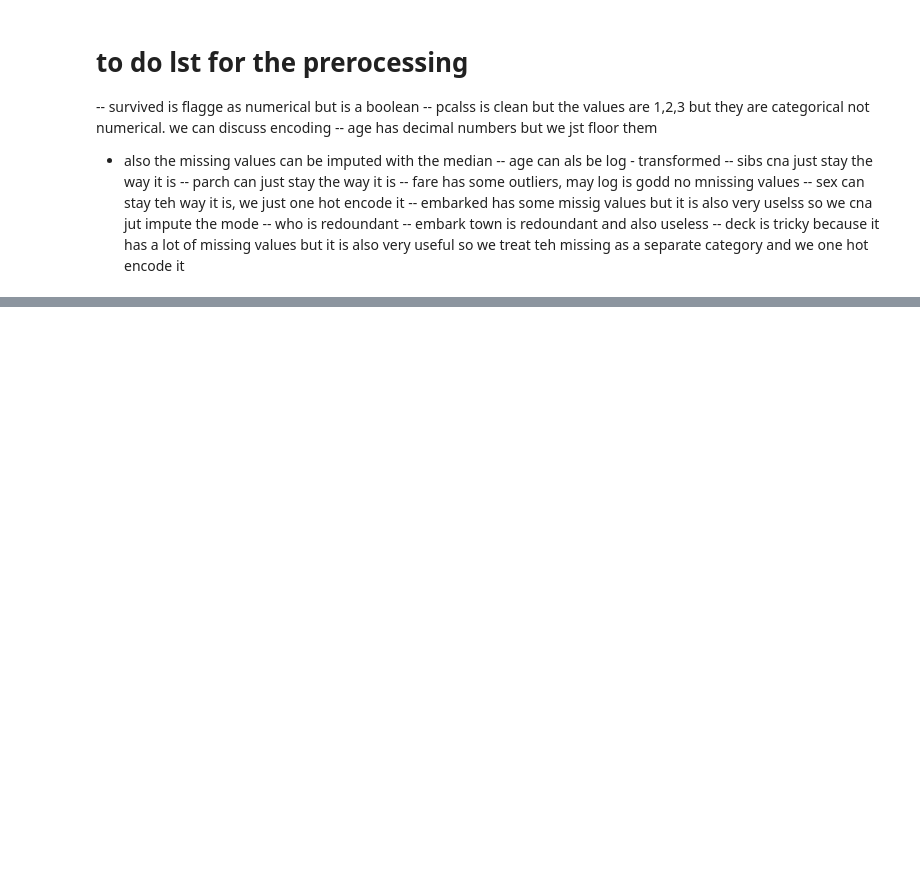
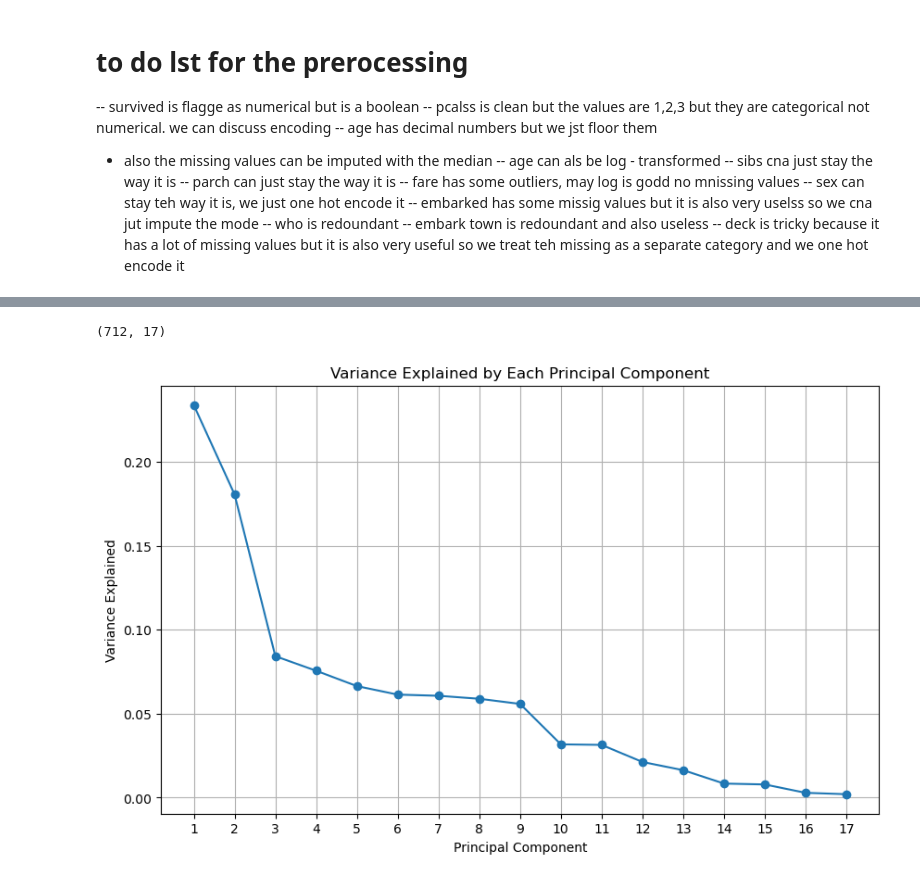
Before and after one commit to LeonardoDiCaterina/ML_deliverables_2026, a Jupyter notebook: Notebooks/titanic_ml_pipeline.ipynb, the cells around one changed output, grey strips where cells are left out. Cells and saved outputs as stored; diff of their text form; code cells hidden in the pictures; blank space fills up the shorter version.

```diff
--- a/Notebooks/titanic_ml_pipeline.ipynb
+++ b/Notebooks/titanic_ml_pipeline.ipynb
@@ -191,7 +191,7 @@ def clean_data(df: pd.DataFrame) -> pd.DataFrame:
     df_copy = pd.concat([df_copy.drop(columns=['sex']), sex_encoded_df], axis=1)
 
     # drop unused columns
-    columns_to_drop = ['embarked', 'who', 'embark_town']
+    columns_to_drop = ['embarked', 'who', 'embark_town', 'class', 'alive']
     df_copy = df_copy.drop(columns=columns_to_drop, errors='ignore')
 
     # encode deck
@@ -206,5 +206,3 @@ def clean_data(df: pd.DataFrame) -> pd.DataFrame:
     df_copy = pd.concat([df_copy.drop(columns=['deck']), deck_encoded_df], axis=1)
 
     return df_copy
-
-transformed_data = clean_data(train_data)
@@ -211,8 +243,36 @@ transformed_data = clean_data(train_data)
+# %%
+transformed_data = clean_data(train_data)
+X, y = transformed_data.drop(columns=['survived']), transformed_data['survived']
+X_train, X_test, y_train, y_test = train_test_split(X, y, test_size=0.2, random_state=42)
 # %%
 # import pipeline from sklearn
 from sklearn.pipeline import Pipeline
 
-preprocessor = Pipeline(steps=[
+preprocessor_numerical = Pipeline(steps=[
     ('imputer', SimpleImputer(strategy='median')),
     ('scaler', StandardScaler())
 ])
+
+X_cleaned = preprocessor_numerical.fit_transform(X_train)
+# %%
+X_cleaned.shape
+# %% [output]
+(712, 17)
+# %%
+# import PCA
+from sklearn.decomposition import PCA
+
+pca = PCA(n_components=X_cleaned.shape[1])
+pca.fit(X_cleaned)
+
+# plot variance explained by each component
+plt.figure(figsize=(10, 6))
+plt.plot(range(1, len(pca.explained_variance_ratio_) + 1), pca.explained_variance_ratio_, marker='o')
+plt.title('Variance Explained by Each Principal Component')
+plt.xlabel('Principal Component')
+plt.ylabel('Variance Explained')
+plt.xticks(range(1, len(pca.explained_variance_ratio_) + 1))
+plt.grid()
+plt.show()
+# %% [output]
+[figure, added]
```
Also changed, not shown: parts of 3 cells of this notebook.
